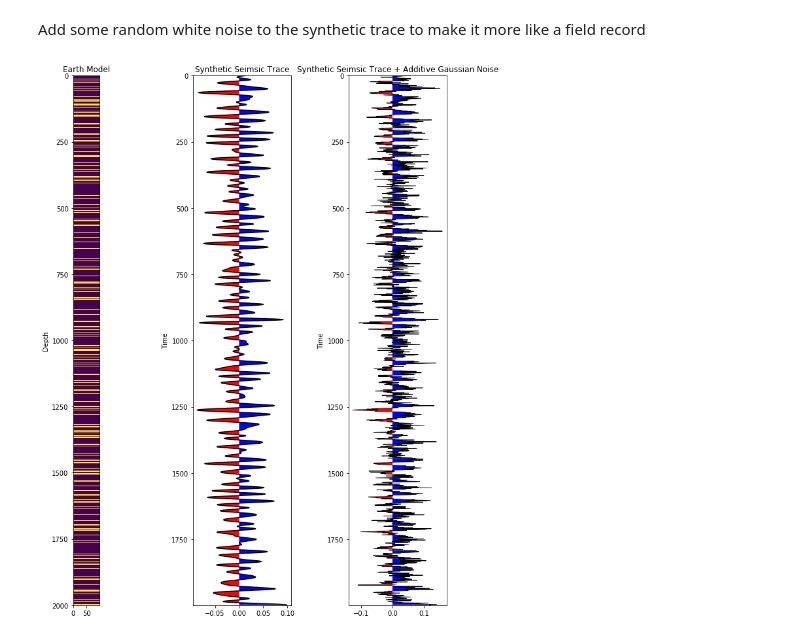
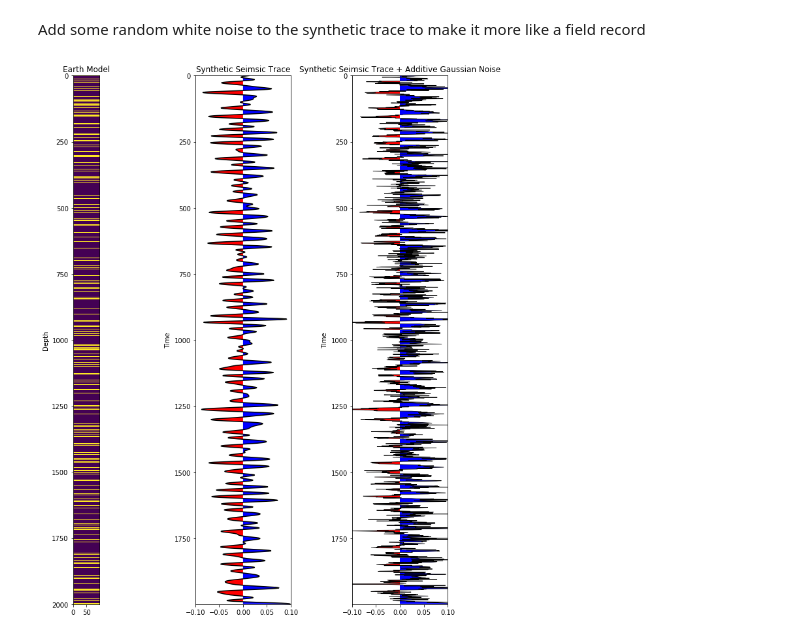
Before and after one commit to bdowdell/automatic_well_tie, a Jupyter notebook: nb/prototyping.ipynb, the cells around one changed output. Cells and saved outputs as stored; diff of their text form; code cells hidden in the pictures.

```diff
--- a/nb/prototyping.ipynb
+++ b/nb/prototyping.ipynb
@@ -250,31 +250,33 @@ synth_seis_trace_agw = synth_seis_trace + agw
 fig = plt.figure(figsize=(10,12))
 
 ax1 = fig.add_subplot(1,3,1)
 ax1.imshow(lith.T)
 ax1.set_ylim(0, n_samples)
 ax1.invert_yaxis()
 ax1.set_ylabel('Depth')
 ax1.set_title('Earth Model')
 
 ax2 = fig.add_subplot(1,3,2)
 ax2.plot(synth_seis_trace, range(0, len(synth_seis_trace)), 'k')
 ax2.fill_betweenx(range(0, len(synth_seis_trace)), 0, synth_seis_trace, where=synth_seis_trace<=0, facecolor='red')
 ax2.fill_betweenx(range(0, len(synth_seis_trace)), 0, synth_seis_trace, where=synth_seis_trace>=0, facecolor='blue')
 ax2.set_ylim(0, len(synth_seis_trace))
 ax2.invert_yaxis()
 ax2.set_ylabel('Time')
+ax2.set_xlim(-0.1, 0.1)
 ax2.set_title('Synthetic Seimsic Trace')
 
 ax3 = fig.add_subplot(1,3,3)
 ax3.plot(synth_seis_trace_agw, range(0, len(synth_seis_trace_agw)), 'k', lw=0.8)
 ax3.fill_betweenx(range(0, len(synth_seis_trace_agw)), 0, synth_seis_trace_agw, where=synth_seis_trace_agw<=0, facecolor='red')
 ax3.fill_betweenx(range(0, len(synth_seis_trace_agw)), 0, synth_seis_trace_agw, where=synth_seis_trace_agw>=0, facecolor='blue')
 ax3.set_ylim(0, len(synth_seis_trace_agw))
 ax3.invert_yaxis()
 ax3.set_ylabel('Time')
+ax3.set_xlim(-0.1, 0.1)
 ax3.set_title('Synthetic Seimsic Trace + Additive Gaussian Noise')
 
 plt.tight_layout()
 plt.show()
 # %% [output]
-[figure, old version]
+[figure, new version]
```
